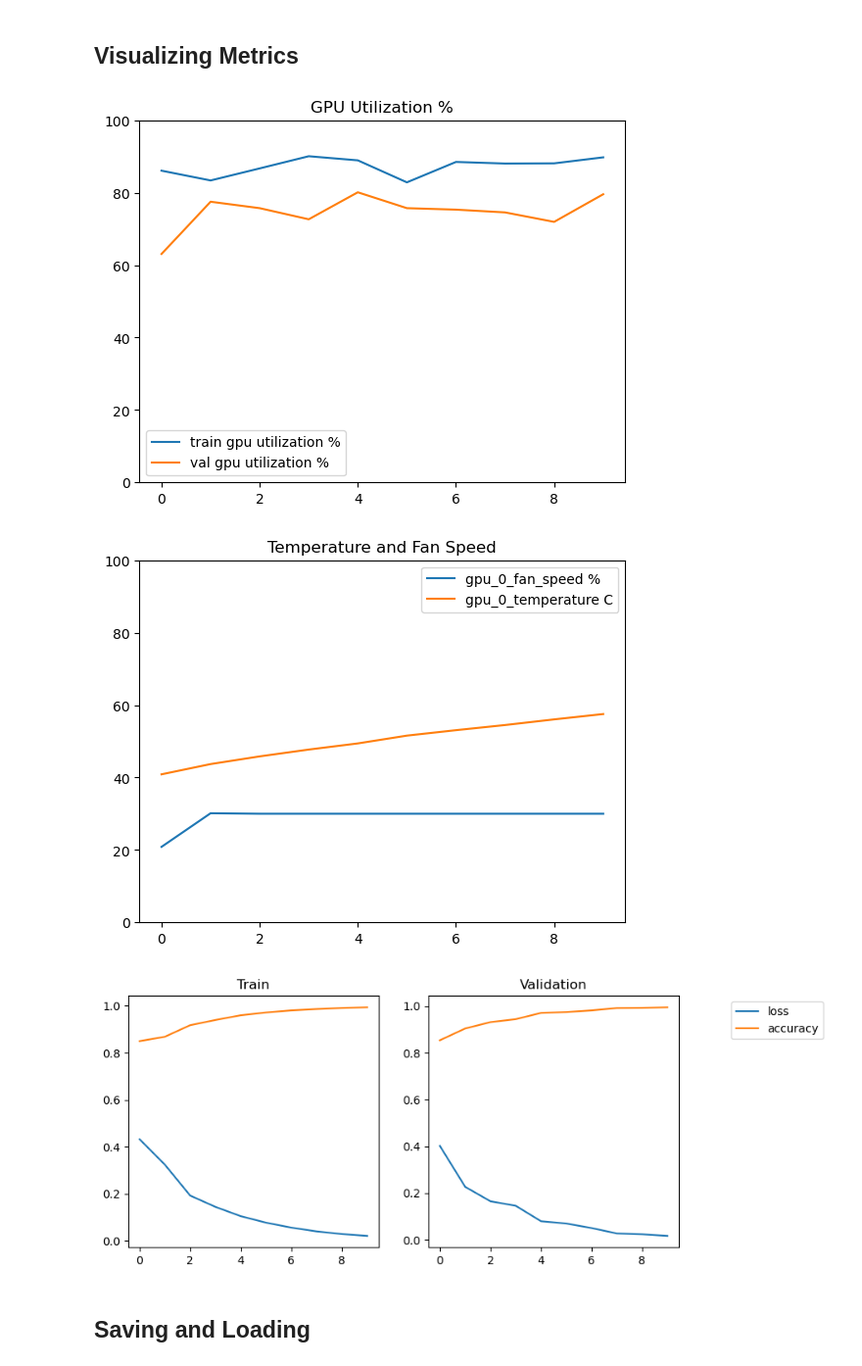
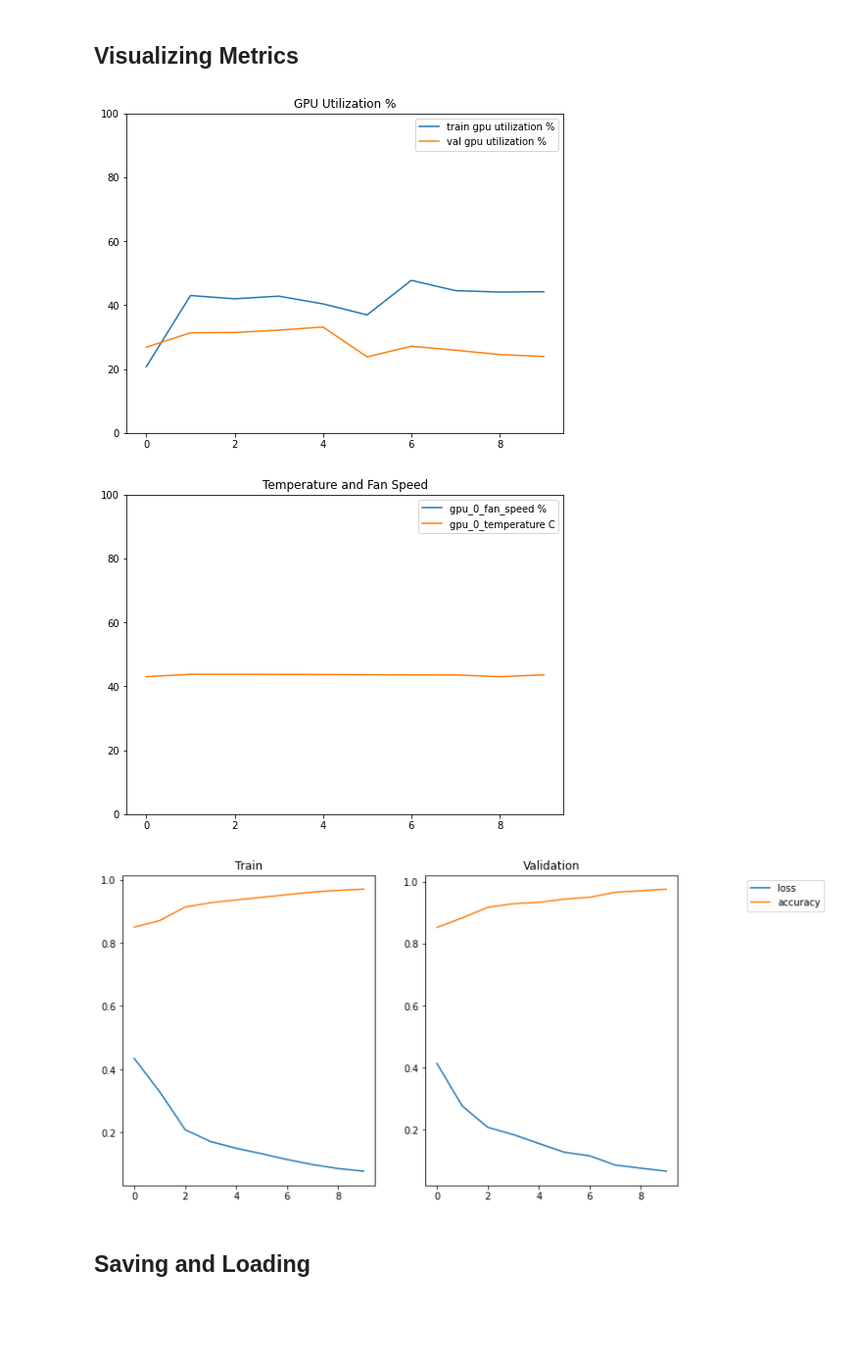
Before and after one commit to dantreiman/keras-gpu-metrics, a Jupyter notebook: gpu_metrics_example.ipynb, the cells around one changed output. Shown at 98% size. Saved outputs shown, nothing was run; the diff lists cells and outputs as text; code cells hidden in the pictures; blank space fills up the shorter version.

```diff
--- a/gpu_metrics_example.ipynb
+++ b/gpu_metrics_example.ipynb
@@ -26,7 +26,7 @@ def normalize_img(image, label):
 
 dataset = dataset.map(normalize_img, num_parallel_calls=tf.data.AUTOTUNE).cache()
 mnist_train = dataset.shuffle(ds_info.splits['train'].num_examples)
-dataset = dataset.batch(128)
+dataset = dataset.batch(64)
 dataset = dataset.prefetch(tf.data.AUTOTUNE)
 # %%
 # Visualizes a single instance from the dataset
@@ -47,17 +47,17 @@ Label: [0. 0. 0. 1.]
 n_outputs = len(ds_info.features['output'])
 
 model = tf.keras.models.Sequential([
-    tf.keras.layers.Conv2D(32, (3, 3), activation='gelu', input_shape=(300, 150, 3)),
+    tf.keras.layers.Conv2D(4, (3, 3), activation='gelu', input_shape=(300, 150, 3)),
     tf.keras.layers.MaxPooling2D((2, 2)),
-    tf.keras.layers.Conv2D(64, (3, 3), activation='gelu'),
+    tf.keras.layers.Conv2D(8, (3, 3), activation='gelu'),
     tf.keras.layers.MaxPooling2D((2, 2)),
-    tf.keras.layers.Conv2D(64, (3, 3), activation='gelu'),
+    tf.keras.layers.Conv2D(16, (3, 3), activation='gelu'),
     tf.keras.layers.MaxPooling2D((2, 2)),
-    tf.keras.layers.Conv2D(64, (3, 3), activation='gelu'),
+    tf.keras.layers.Conv2D(32, (3, 3), activation='gelu'),
     tf.keras.layers.MaxPooling2D((2, 2)),
-    tf.keras.layers.Conv2D(64, (3, 3), activation='gelu'),
+    tf.keras.layers.Conv2D(32, (3, 3), activation='gelu'),
     tf.keras.layers.Flatten(),
-    tf.keras.layers.Dense(64, activation='relu'),
+    tf.keras.layers.Dense(32, activation='relu'),
     tf.keras.layers.Dense(n_outputs, activation='sigmoid'),
 ])
 
@@ -135,7 +134,7 @@ Epoch 10/10
 # %%
 metric_history = history.history
 
-fig, ax = plt.subplots(1, 1)
+fig, ax = plt.subplots(figsize=(8, 6))
 ax.set_title('GPU Utilization %')
 ax.plot(metric_history['gpu_0_utilization'], label='train gpu utilization %')
 ax.plot(metric_history['val_gpu_0_utilization'], label='val gpu utilization %')
@@ -143,9 +142,9 @@ ax.set_ylim(0, 100)
 plt.legend()
 plt.show();
 # %% [output]
-[figure, old version]
+[figure, new version]
 # %%
-fig, ax = plt.subplots(1, 1)
+fig, ax = plt.subplots(figsize=(8, 6))
 ax.set_title('Temperature and Fan Speed')
 ax.plot(metric_history['gpu_0_fan_speed'], label='gpu_0_fan_speed %')
 ax.plot(metric_history['gpu_0_temperature'], label='gpu_0_temperature C')
@@ -153,25 +152,25 @@ ax.set_ylim(0, 100)
 plt.legend()
 plt.show();
 # %% [output]
-[figure, old version]
+[figure, new version]
 # %%
 loss_history = history.history
 
-fig, ax = plt.subplots(1, 2, figsize=(10, 4))
+fig, ax = plt.subplots(1, 2, figsize=(12, 6))
 
 ax[0].set_title('Train')
 ax[0].plot(loss_history['loss'], label='loss')
 ax[0].plot(loss_history['binary_accuracy'], label='accuracy')
 
 ax[1].set_title('Validation')
 ax[1].plot(loss_history['val_loss'], label='loss')
 ax[1].plot(loss_history['val_binary_accuracy'], label='accuracy')
 
 plt.legend(loc='upper right', bbox_to_anchor=(1.6, 1.0))
 plt.subplots_adjust(right=0.8)
 plt.show();
 # %% [output]
-[figure, old version]
+[figure, new version]
 # %% [markdown]
 ## Saving and Loading
 # %%
```
Also changed, not shown: parts of 4 cells of this notebook, 3 other files.
